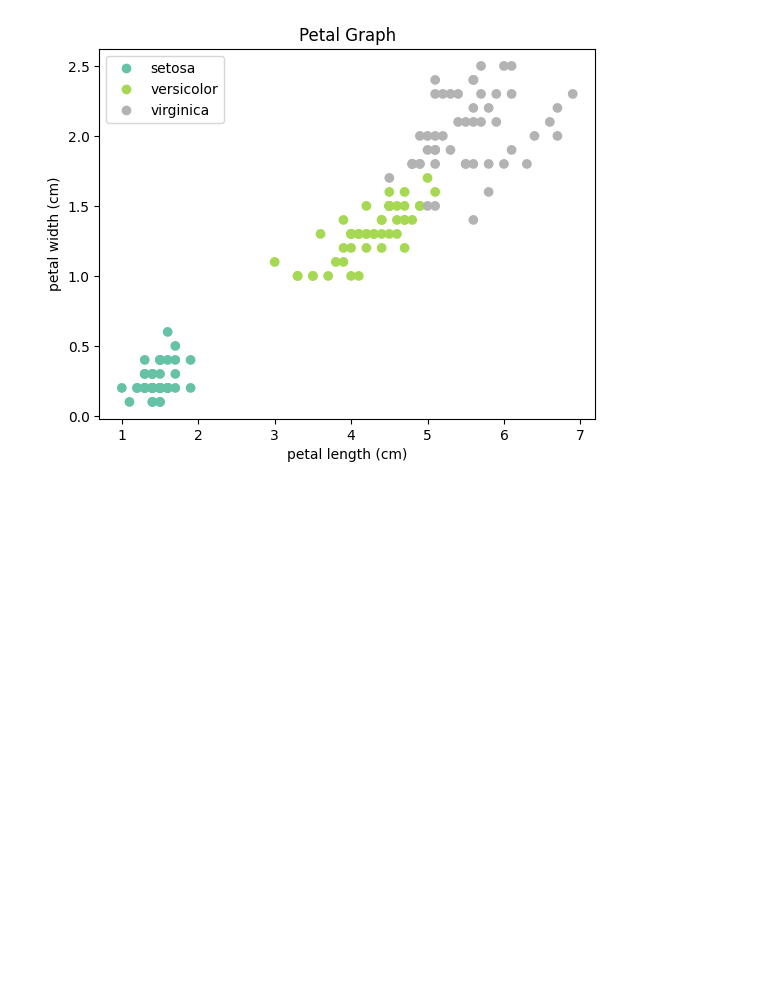
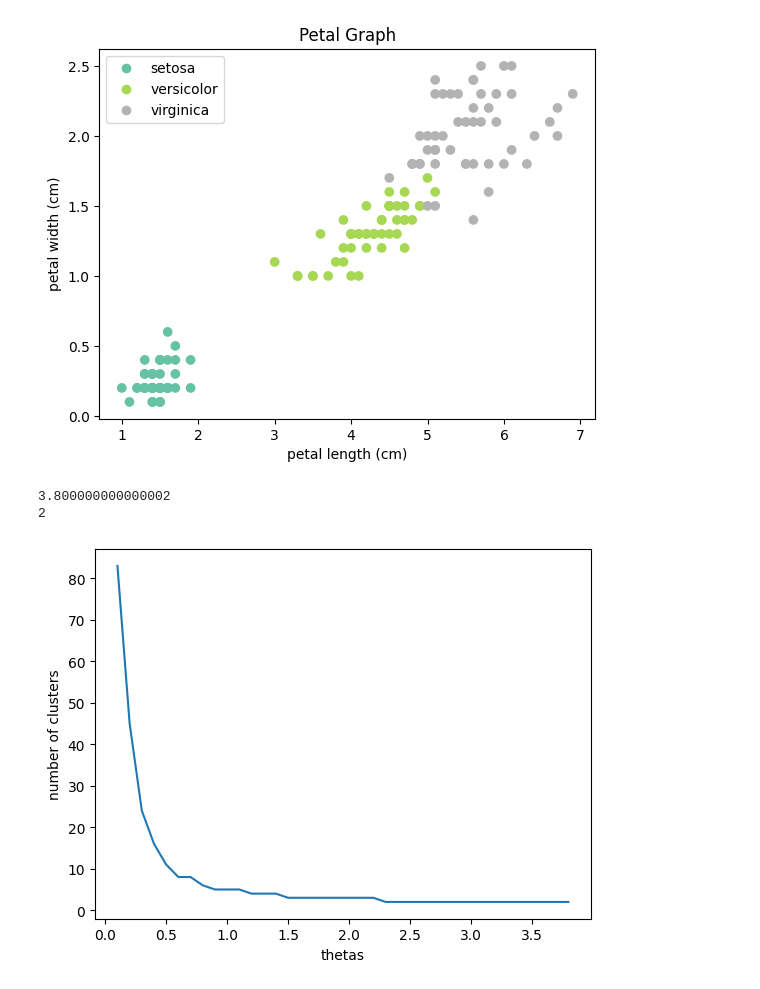
Before and after one commit to mikey-joyce/MikeyJoyce_ML, a Jupyter notebook: Unsupervised/BSAS.ipynb, the cells around one changed output. Drawn from its saved outputs; the diff is of its cells as text; code cells hidden in the pictures; blank space fills up the shorter version.

```diff
--- a/Unsupervised/BSAS.ipynb
+++ b/Unsupervised/BSAS.ipynb
@@ -64 +34,17 @@ def bsas(thresh=1, max_clusters=math.inf):
+# %%
+# Basic Sequential Algorithmic Scheme (BSAS) Implementation
+bsas = BSAS()
+thetas, ks = bsas.optimize(data)
+
+print(thetas[-1])
+print(ks[-1])
+
+plt.plot(thetas, ks)
+plt.xlabel('thetas')
+plt.ylabel('number of clusters')
+plt.show()
+# %% [output]
+3.800000000000002
+2
+[figure, added]
 # %%
```
Also changed, not shown: parts of 5 cells of this notebook, 1 other file.
